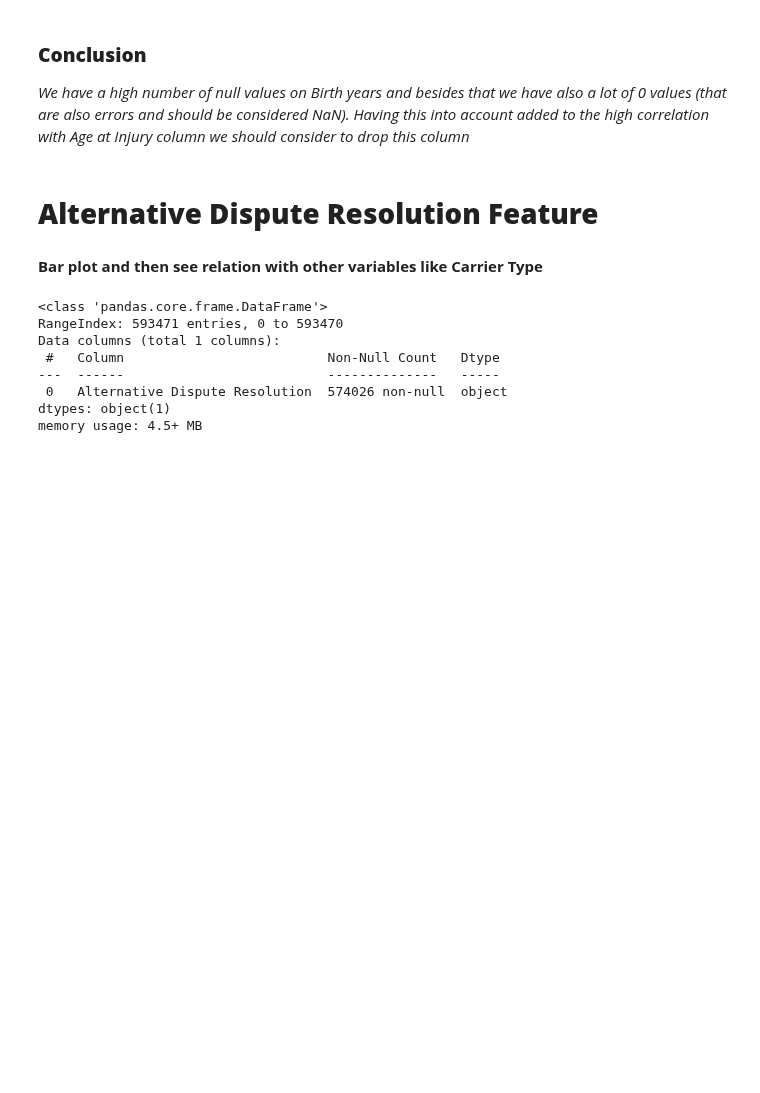
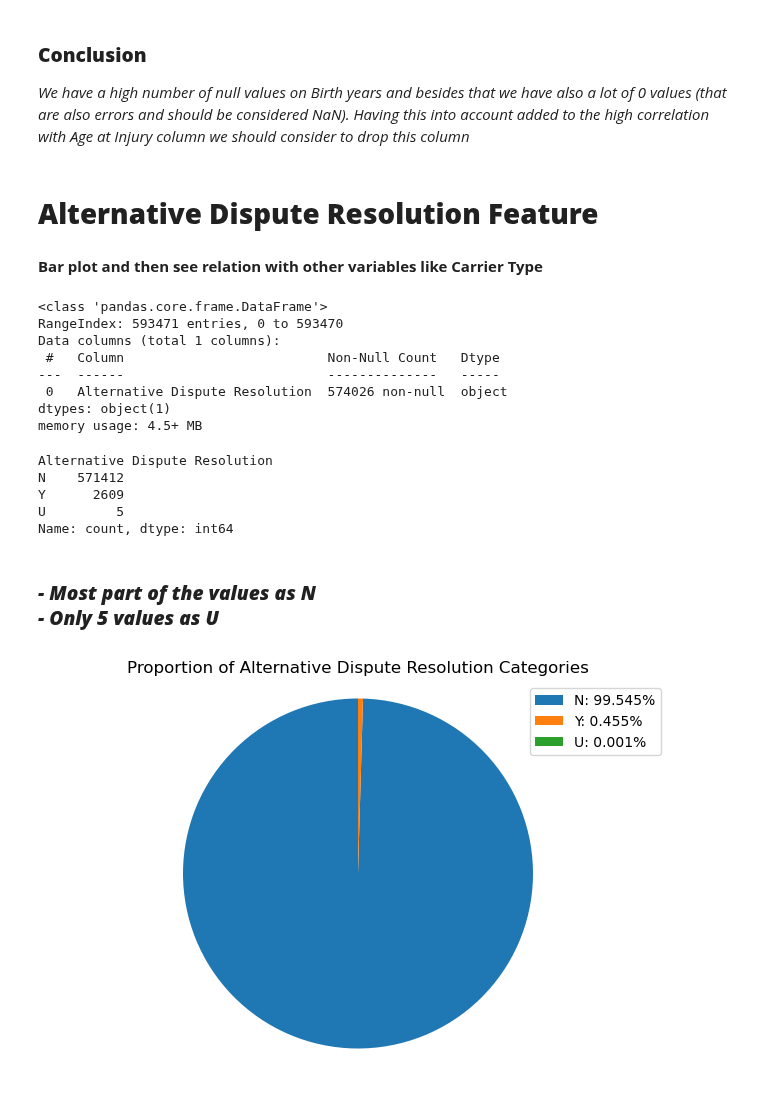
Before and after one commit to Silvestre17/ML_24.25_Project_Group33, a Jupyter notebook: 1stPart/Vini_MLNotebook_20.10.2024.ipynb, the cells around one changed output. Cells and saved outputs as stored; diff of their text form; code cells hidden in the pictures; blank space fills up the shorter version.

```diff
--- a/1stPart/Vini_MLNotebook_20.10.2024.ipynb
+++ b/1stPart/Vini_MLNotebook_20.10.2024.ipynb
@@ -653,3 +653,34 @@ Data columns (total 1 columns):
  0   Alternative Dispute Resolution  574026 non-null  object
 dtypes: object(1)
 memory usage: 4.5+ MB
+# %%
+# Display count of each unique value in the 'Alternative Dispute Resolution' column
+category_counts = train_data['Alternative Dispute Resolution'].value_counts()
+print(category_counts)
+# %% [output]
+Alternative Dispute Resolution
+N    571412
+Y      2609
+U         5
+Name: count, dtype: int64
+# %% [markdown]
+### <b><i>- Most part of the values as N<br>- Only 5 values as U
+# %%
+# Pie chart to see the distribution
+plt.figure(figsize=(8, 5))
+labels=category_counts.index
+plt.pie(
+    category_counts,
+    labels=None,
+    startangle=90,
+    textprops={'fontsize': 12, 'color': 'black'}  # Set text properties
+)
+# Create the legend with labels and percentages
+total = sum(category_counts)
+legend_labels = [f'{label}: {count / total * 100:.3f}%' for label, count in zip(labels, category_counts)]
+plt.legend(legend_labels, loc="best")
+plt.title('Proportion of Alternative Dispute Resolution Categories')
+plt.axis('equal')  # Equal aspect ratio ensures that pie is drawn as a circle.
+plt.show()
+# %% [output]
+[figure, added]
```
Also changed, not shown: parts of 4 cells of this notebook.
